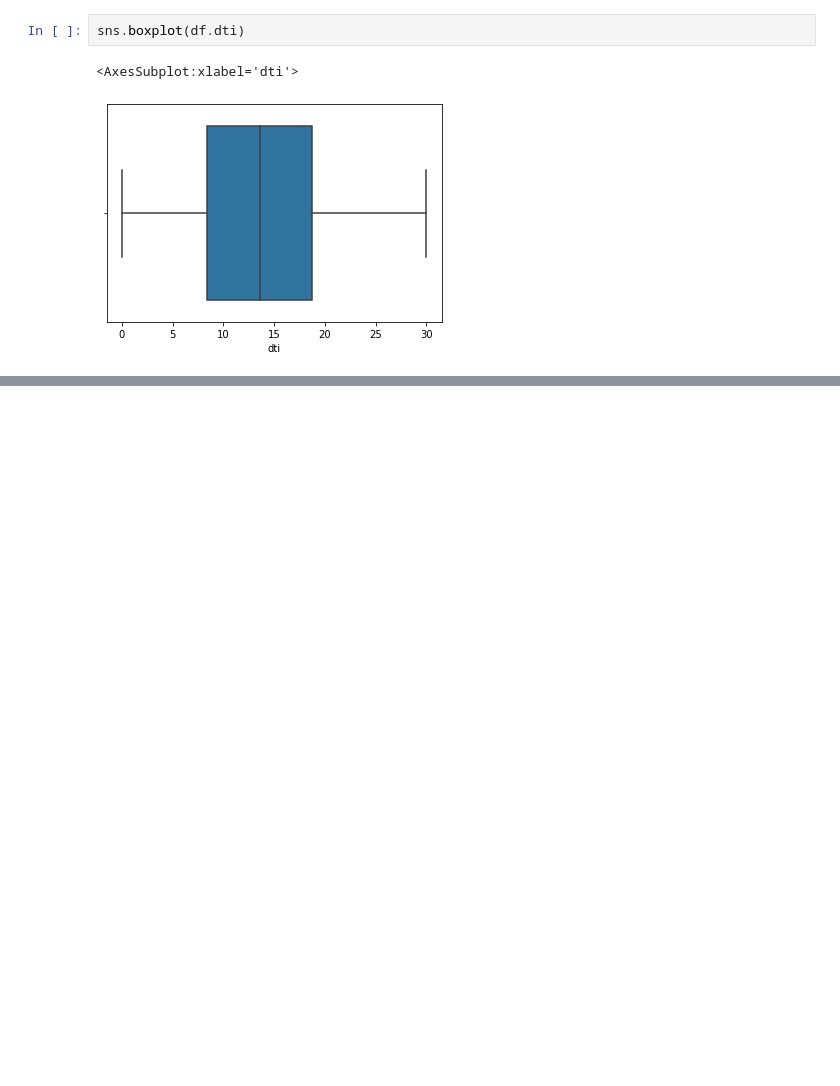
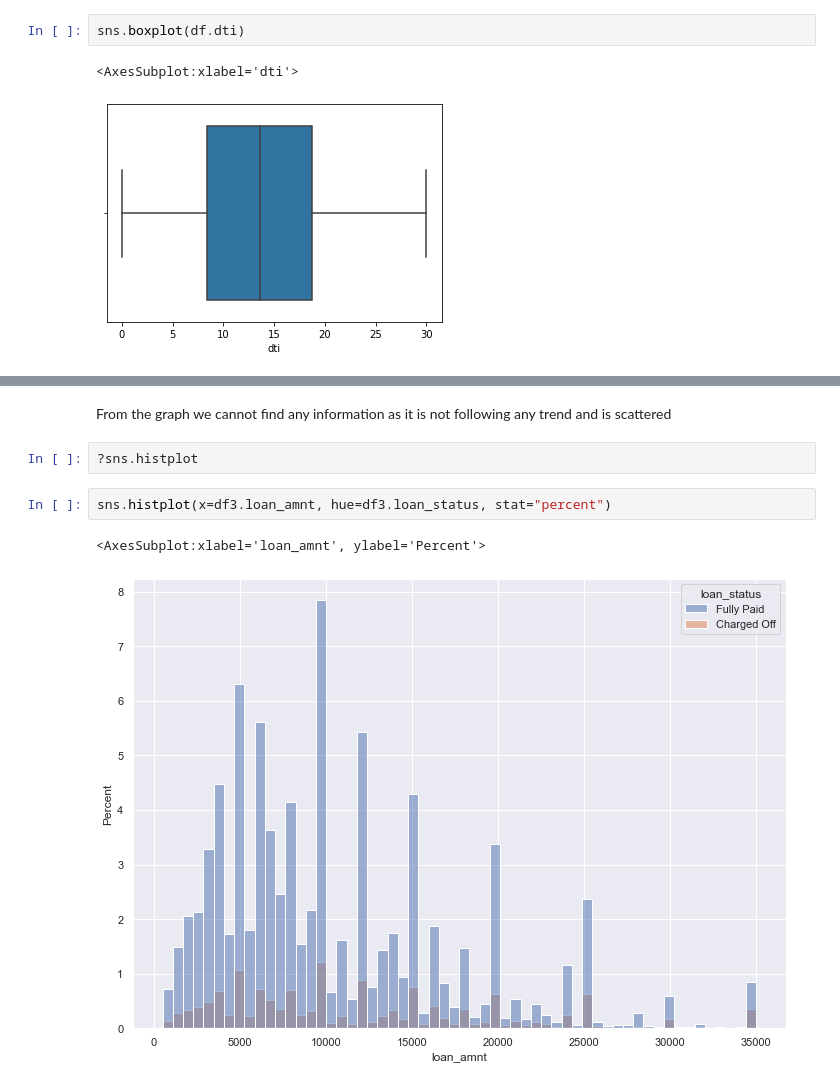
Before and after one commit to omkarkurve/Lending-Club-Case-Study, a Jupyter notebook: DataAnalysisFile.ipynb, the cells around one changed output, grey strips where cells are left out. Cells and saved outputs as stored; diff of their text form; blank space fills up the shorter version.

```diff
--- a/DataAnalysisFile.ipynb
+++ b/DataAnalysisFile.ipynb
@@ -418,0 +574,9 @@ the simplest form of analyzing data. Uni means one, so in other words the data h
+# %% [markdown]
+From the graph we cannot find any information as it is not following any trend and is scattered
+# %%
+?sns.histplot
+# %%
+sns.histplot(x=df3.loan_amnt, hue=df3.loan_status, stat="percent")
+# %% [output]
+<AxesSubplot:xlabel='loan_amnt', ylabel='Percent'>
+[figure, added]
```
Also changed, not shown: parts of 85 cells of this notebook.
